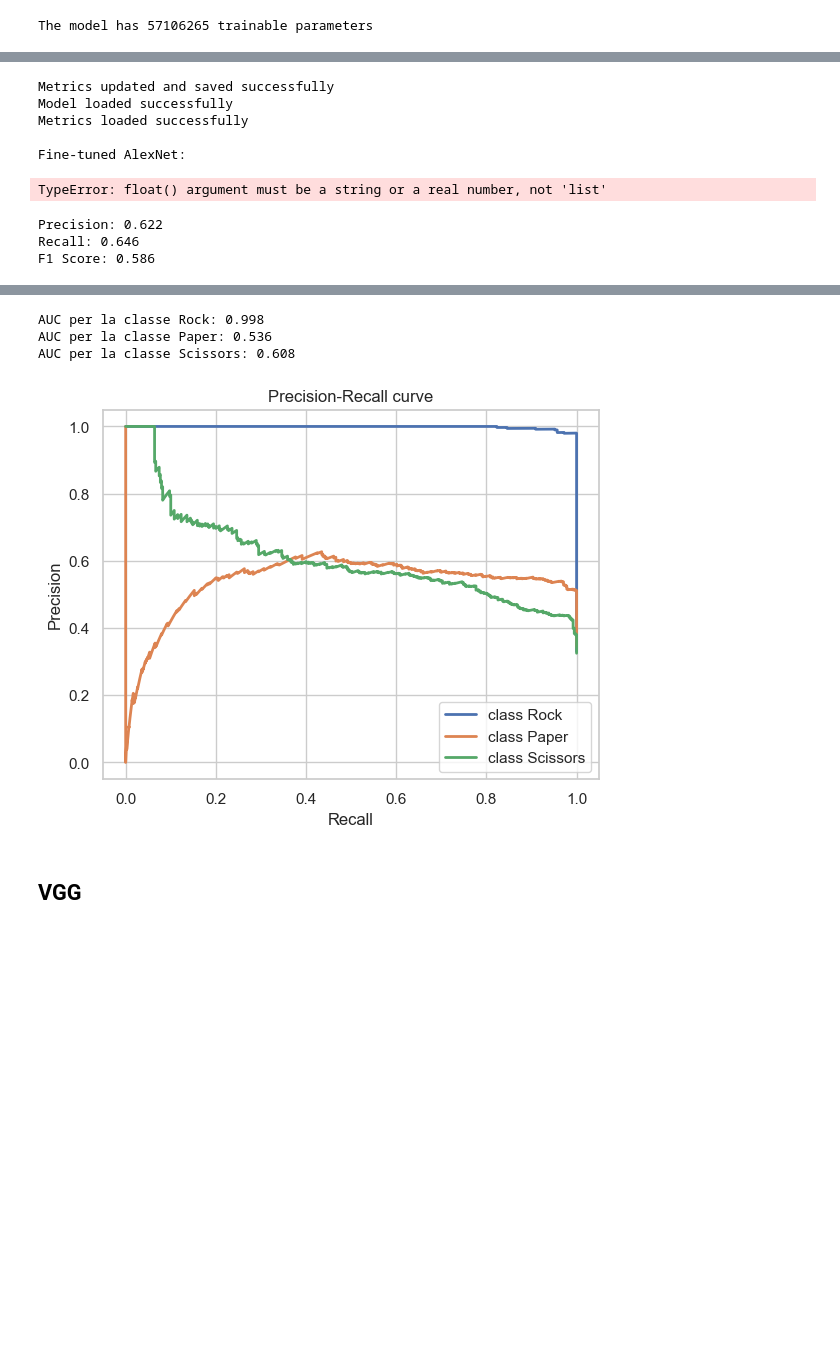
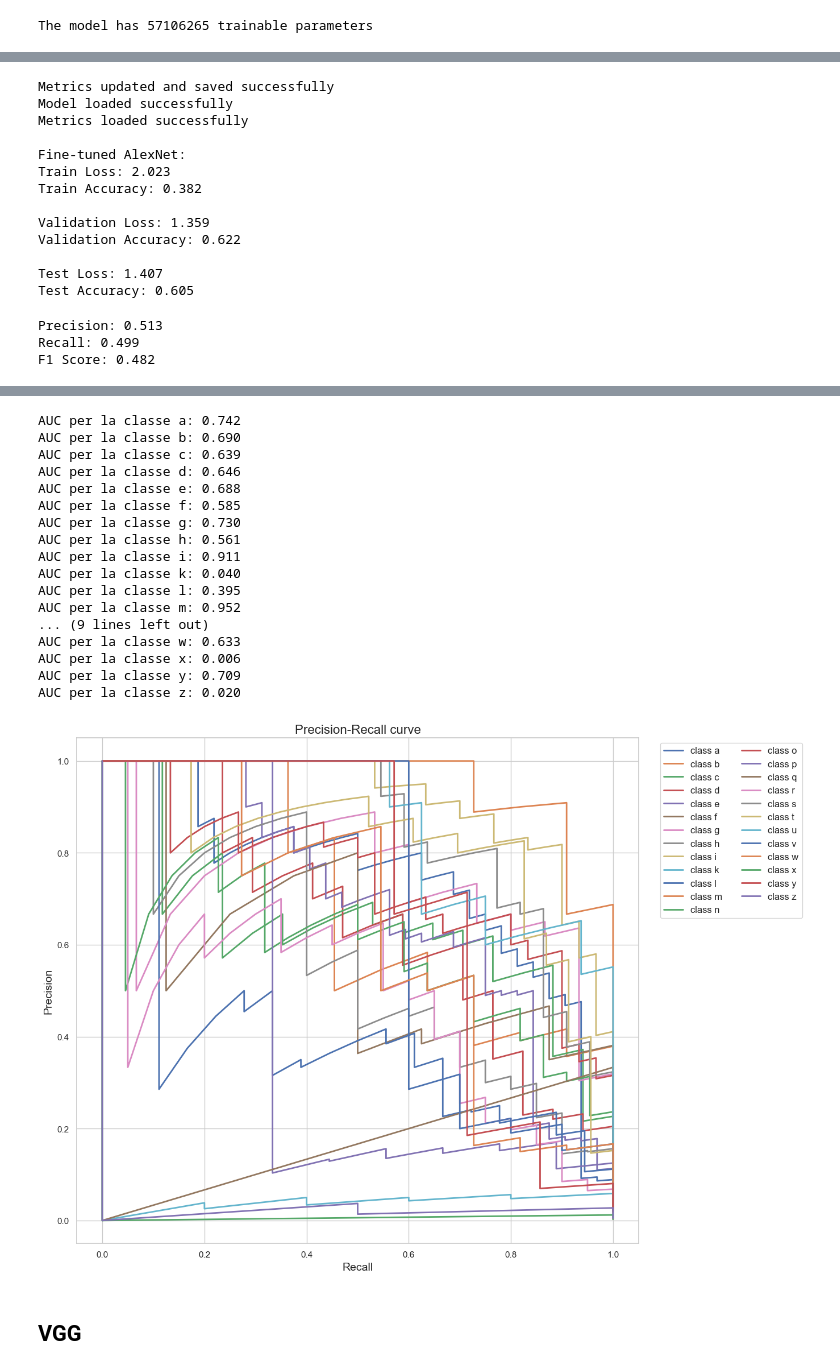
Before and after one commit to simone002/LetterClassifier, a Jupyter notebook: project.ipynb, the cells around one changed output, grey strips where cells are left out. Saved outputs shown, nothing was run; the diff lists cells and outputs as text; code cells hidden in the pictures; blank space fills up the shorter version.

```diff
--- a/project.ipynb
+++ b/project.ipynb
@@ -839,41 +808,64 @@ with torch.no_grad():
 
 test_error = alexnet.test_error(test_loader)
 
-with open(os.path.join('metrics', f'{exp_name}_metrics.pkl'), 'rb') as f:
+# Carica i metrics
+metrics_file_path = os.path.join('metrics', f'{exp_name}_metrics.pkl')
+with open(metrics_file_path, 'rb') as f:
     metrics = pickle.load(f)
 
-metrics['test_loss'] = test_loss
-metrics['test_accuracy'] = test_accuracy
+# Aggiorna i metrics con i valori più recenti
+metrics['test_loss'] = alexnet_test_loss
+metrics['test_accuracy'] = alexnet_test_accuracy
 metrics['test_error'] = test_error
 
-with open(os.path.join('metrics', f'{exp_name}_metrics.pkl'), 'wb') as f:
+# Salva i metrics aggiornati
+with open(metrics_file_path, 'wb') as f:
     pickle.dump(metrics, f)
 
 print("Metrics updated and saved successfully")
 
-model_weights = torch.load(os.path.join('models', f'{exp_name}.pth'))
+# Carica i pesi del modello
+model_weights_path = os.path.join('models', f'{exp_name}.pth')
+model_weights = torch.load(model_weights_path)
 model_weights = {'model.' + k if not k.startswith('model.') else k: v for k, v in model_weights.items()}
 alexnet.load_state_dict(model_weights, strict=False)
 print("Model loaded successfully")
 
-with open(os.path.join('metrics', f'{exp_name}_metrics.pkl'), 'rb') as f:
+# Ricarica i metrics
+with open(metrics_file_path, 'rb') as f:
     metrics = pickle.load(f)
 print("Metrics loaded successfully\n")
 
 print('Fine-tuned AlexNet:')
-print(f"Train Loss: {round(float(metrics['train_loss']), 3)}")
-print(f"Train Accuracy: {round(float(metrics['train_accuracy']), 3)}\n")
-print(f"Validation Loss: {round(float(metrics['val_loss']), 3)}")
-print(f"Validation Accuracy: {round(float(metrics['val_accuracy']), 3)}\n")
-print(f"Test Loss: {round(float(metrics['test_loss']), 3)}")
-print(f"Test Accuracy: {round(float(metrics['test_accuracy']), 3)}")
+
+# Assicurati che i valori delle metriche siano numeri singoli
+train_loss = metrics['train_loss'] if isinstance(metrics['train_loss'], (int, float)) else metrics['train_loss'][-1]
+train_accuracy = metrics['train_accuracy'] if isinstance(metrics['train_accuracy'], (int, float)) else metrics['train_accuracy'][-1]
+val_loss = metrics['val_loss'] if isinstance(metrics['val_loss'], (int, float)) else metrics['val_loss'][-1]
+val_accuracy = metrics['val_accuracy'] if isinstance(metrics['val_accuracy'], (int, float)) else metrics['val_accuracy'][-1]
+test_loss = metrics['test_loss'] if isinstance(metrics['test_loss'], (int, float)) else metrics['test_loss'][-1]
+test_accuracy = metrics['test_accuracy'] if isinstance(metrics['test_accuracy'], (int, float)) else metrics['test_accuracy'][-1]
+
+print(f"Train Loss: {round(float(train_loss), 3)}")
+print(f"Train Accuracy: {round(float(train_accuracy), 3)}\n")
+print(f"Validation Loss: {round(float(val_loss), 3)}")
+print(f"Validation Accuracy: {round(float(val_accuracy), 3)}\n")
+print(f"Test Loss: {round(float(test_loss), 3)}")
+print(f"Test Accuracy: {round(float(test_accuracy), 3)}")
 # %% [output]
 Metrics updated and saved successfully
 Model loaded successfully
 Metrics loaded successfully
 
 Fine-tuned AlexNet:
+Train Loss: 2.023
+Train Accuracy: 0.382
+
+Validation Loss: 1.359
+Validation Accuracy: 0.622
+
+Test Loss: 1.407
+Test Accuracy: 0.605
-TypeError: float() argument must be a string or a real number, not 'list'
 # %%
 precision, recall, f1 = alexnet.evaluate(test_loader)
 
@@ -882,12 +874,12 @@ print(f"Recall: {recall:.3f}")
 print(f"F1 Score: {f1:.3f}")
 
 cm = alexnet.confusion_matrix(test_loader)
-class_names = ['Rock', 'Paper', 'Scissors']
+class_names = [chr(i) for i in range(ord('a'), ord('z') + 1) if chr(i) != 'j']
 
 print_confusion_matrix(cm, class_names, f'plots/{exp_name}_confusion_matrix.png')
 
 alexnet.plot_precision_recall_curve(test_loader, f'plots/{exp_name}_prec_rec_curve.png')
 # %% [output]
-Precision: 0.622
-Recall: 0.646
-F1 Score: 0.586
+Precision: 0.513
+Recall: 0.499
+F1 Score: 0.482
@@ -895,7 +887,21 @@ F1 Score: 0.586
-AUC per la classe Rock: 0.998
-AUC per la classe Paper: 0.536
-AUC per la classe Scissors: 0.608
+AUC per la classe a: 0.742
+AUC per la classe b: 0.690
+AUC per la classe c: 0.639
+AUC per la classe d: 0.646
+AUC per la classe e: 0.688
+AUC per la classe f: 0.585
+AUC per la classe g: 0.730
+AUC per la classe h: 0.561
+AUC per la classe i: 0.911
+AUC per la classe k: 0.040
+AUC per la classe l: 0.395
+AUC per la classe m: 0.952
+... (9 lines left out)
+AUC per la classe w: 0.633
+AUC per la classe x: 0.006
+AUC per la classe y: 0.709
+AUC per la classe z: 0.020
-[figure, old version]
+[figure, new version]
 # %% [markdown]
 ## VGG
 # %%
```
Also changed, not shown: parts of 42 cells of this notebook.
